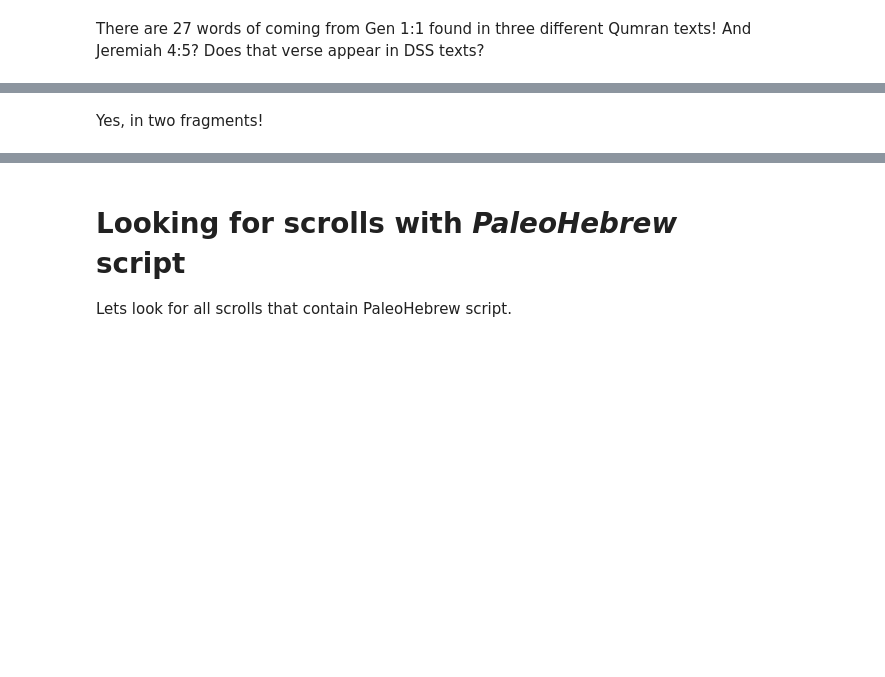
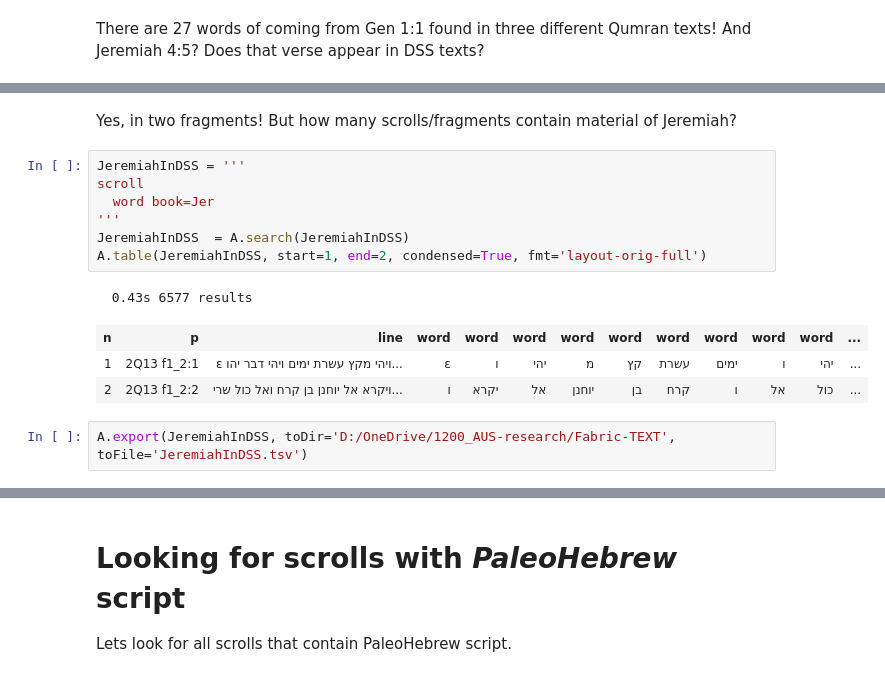
Before and after one commit to oliverglanz/Text-Fabric, a Jupyter notebook: profNBs/0000_ETCBC-TF_DSS_0000_start_o.glanz.ipynb, the cells around one changed output, grey strips where cells are left out. Drawn from its saved outputs; the diff is of its cells as text; blank space fills up the shorter version.

```diff
--- a/profNBs/0000_ETCBC-TF_DSS_0000_start_o.glanz.ipynb
+++ b/profNBs/0000_ETCBC-TF_DSS_0000_start_o.glanz.ipynb
@@ -566,3 +562,18 @@ A.table(Bible2, start=1, end=4, condensed=True, fmt='layout-orig-full')
 | 2 | 4Q72 f1i:6 | קראו מלאו ואמרו האספו ונבואה אל ע... | קראו | מלאו | ו | אמרו | האספו | ו | נבואה | אל | ערי | ... |
 # %% [markdown]
 Yes, in two fragments!
+But how many scrolls/fragments contain material of Jeremiah?
+# %%
+JeremiahInDSS = '''
+scroll
+  word book=Jer
+'''
+JeremiahInDSS  = A.search(JeremiahInDSS)
+A.table(JeremiahInDSS, start=1, end=2, condensed=True, fmt='layout-orig-full')
+# %% [output]
+  0.43s 6577 results
+| n | p | line | word | word | word | word | word | word | word | word | word | ... |
+| 1 | 2Q13 f1_2:1 | ε ויהי מקץ עשרת ימים ויהי דבר יהו... | ε | ו | יהי | מ | קץ | עשרת | ימים | ו | יהי | ... |
+| 2 | 2Q13 f1_2:2 | ויקרא אל יוחנן בן קרח ואל כול שרי... | ו | יקרא | אל | יוחנן | בן | קרח | ו | אל | כול | ... |
+# %%
+A.export(JeremiahInDSS, toDir='D:/OneDrive/1200_AUS-research/Fabric-TEXT', toFile='JeremiahInDSS.tsv')
```
Also changed, not shown: parts of 8 cells of this notebook.
